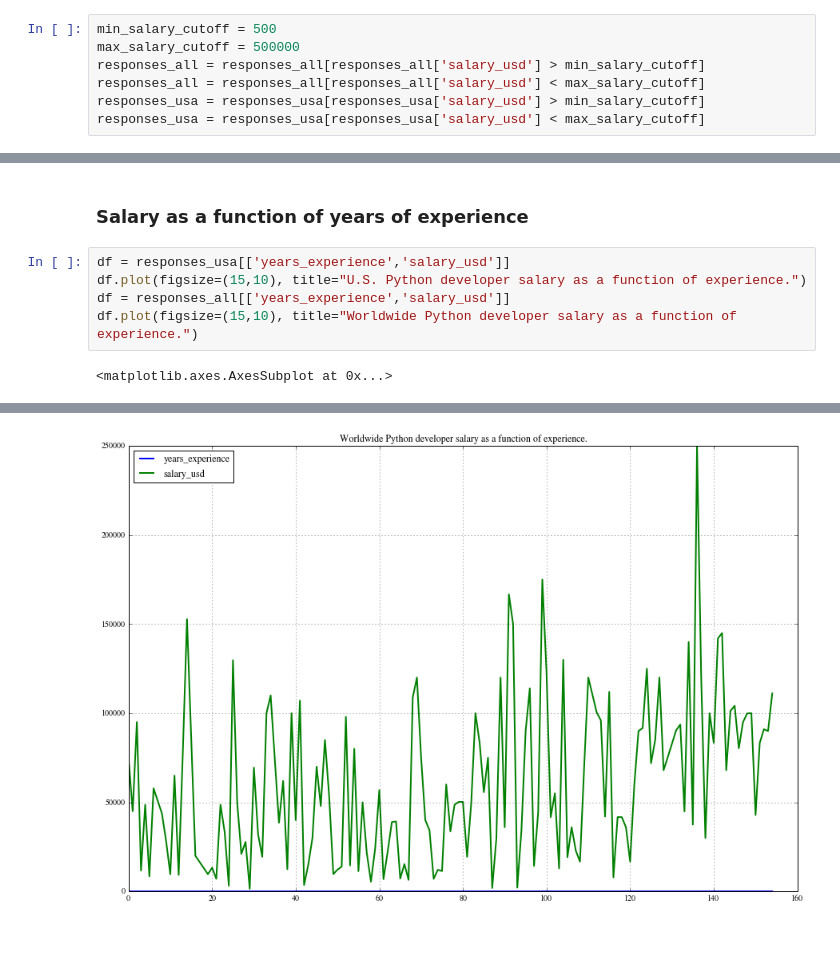
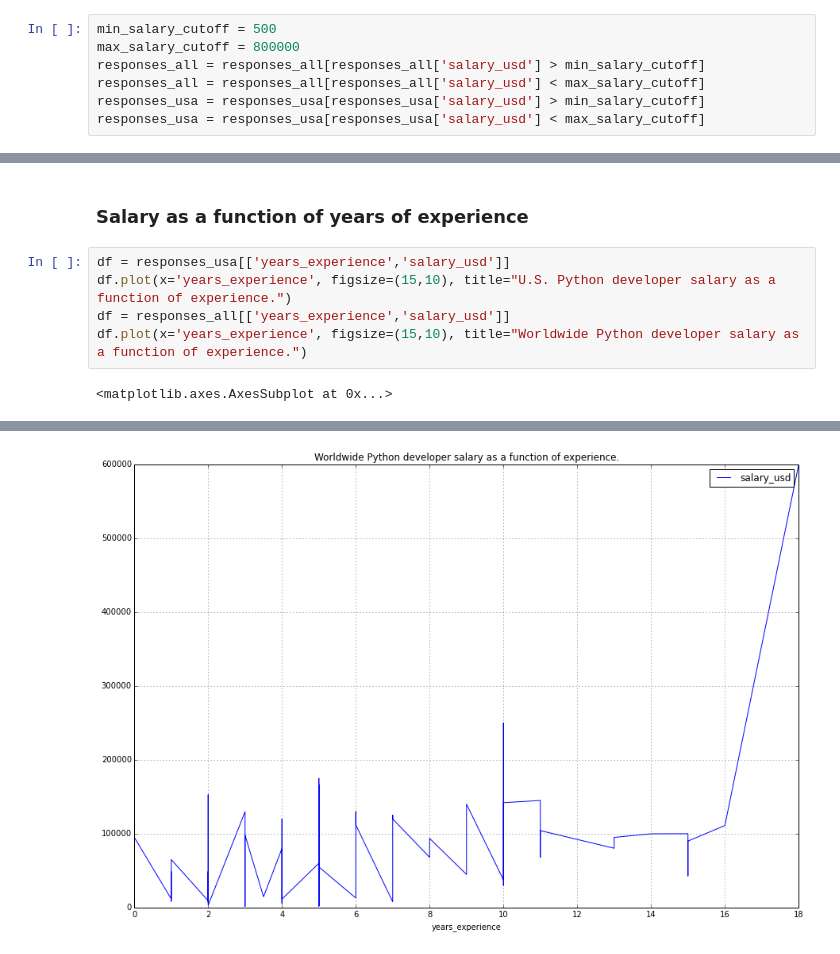
Before and after one commit to agilevic/pystreet, a Jupyter notebook: notebooks/PyStreet Python Developer Salary Survey Results.ipynb, the cells around one changed output, grey strips where cells are left out. Cells and saved outputs as stored; diff of their text form.

Commit message:
Corrected line plots experience/salary

```diff
--- a/notebooks/PyStreet Python Developer Salary Survey Results.ipynb
+++ b/notebooks/PyStreet Python Developer Salary Survey Results.ipynb
@@ -49,7 +51,7 @@ by_country.plot(kind='barh', figsize=(7,10), fontsize=15)
 Note that there are a few outliers in the raw data, where the annual salary is clearly outside of sensible range. Skip the following cell if you don't want to remove the outliers or modify the cutoff values.
 # %%
 min_salary_cutoff = 500
-max_salary_cutoff = 500000
+max_salary_cutoff = 800000
 responses_all = responses_all[responses_all['salary_usd'] > min_salary_cutoff]
 responses_all = responses_all[responses_all['salary_usd'] < max_salary_cutoff]
 responses_usa = responses_usa[responses_usa['salary_usd'] > min_salary_cutoff]
@@ -117,8 +119,8 @@ At a minimum -7%
 ### Salary as a function of years of experience
 # %%
 df = responses_usa[['years_experience','salary_usd']]
-df.plot(figsize=(15,10), title="U.S. Python developer salary as a function of experience.")
+df.plot(x='years_experience', figsize=(15,10), title="U.S. Python developer salary as a function of experience.")
 df = responses_all[['years_experience','salary_usd']]
-df.plot(figsize=(15,10), title="Worldwide Python developer salary as a function of experience.")
+df.plot(x='years_experience', figsize=(15,10), title="Worldwide Python developer salary as a function of experience.")
 # %% [output]
 <matplotlib.axes.AxesSubplot at 0x...>
@@ -126 +128 @@ df.plot(figsize=(15,10), title="Worldwide Python developer salary as a function
-[figure, old version]
+[figure, new version]
```
Also changed, not shown: parts of 11 cells of this notebook.
